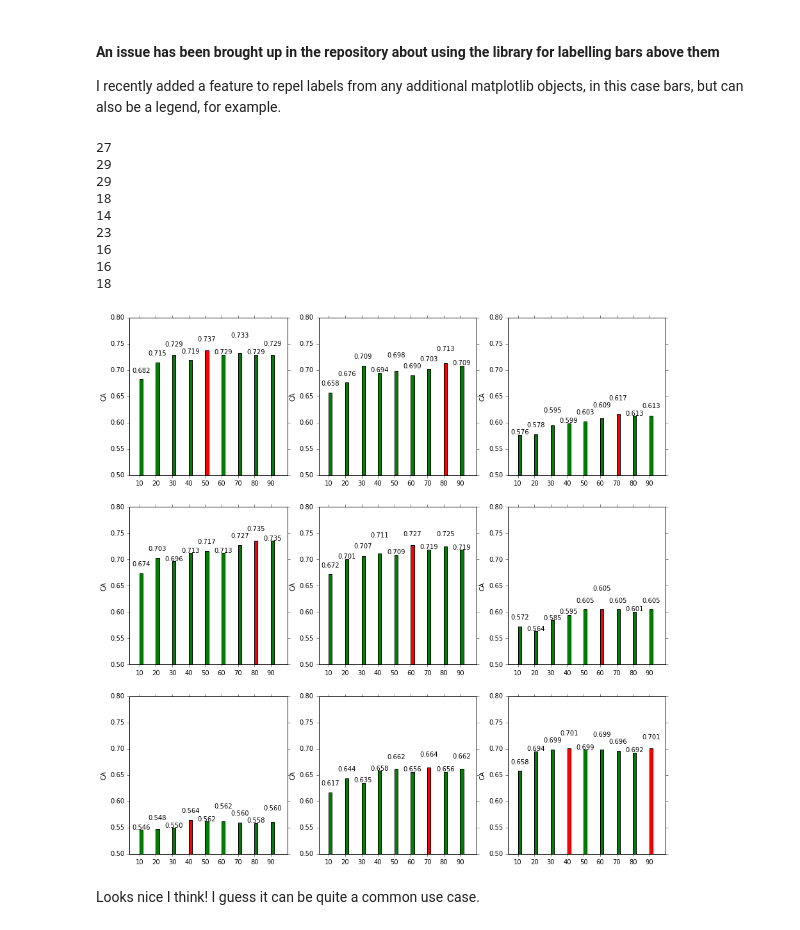
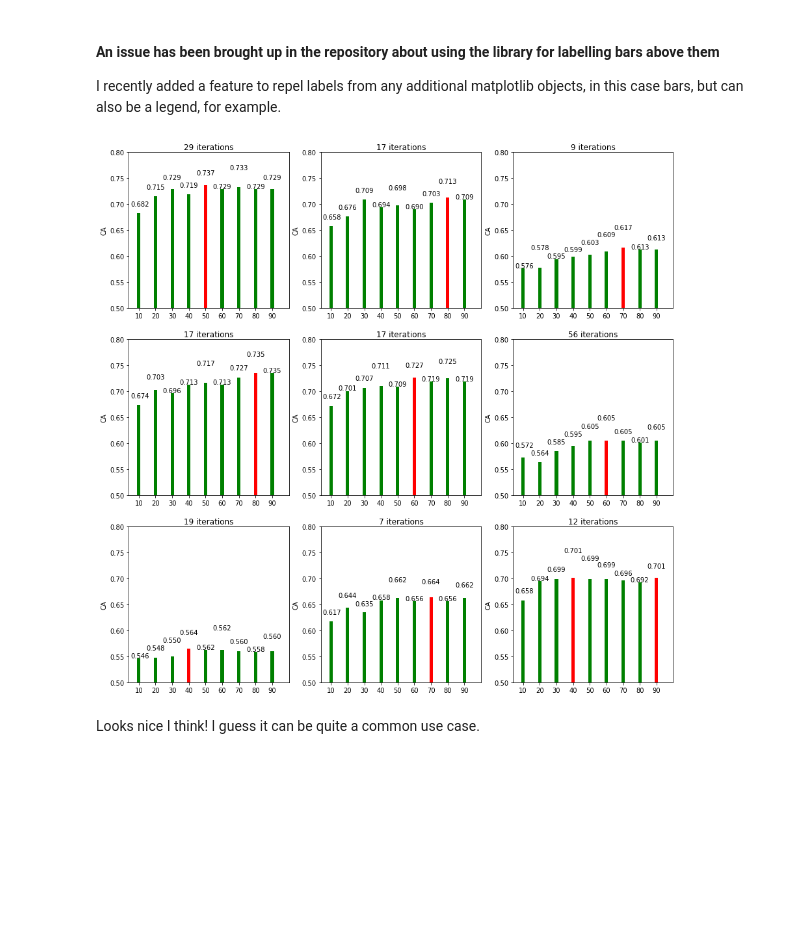
Before and after one commit to Phlya/adjustText, a Jupyter notebook: examples/Examples.ipynb, the cells around one changed output. Cells and saved outputs as stored; diff of their text form; code cells hidden in the pictures; blank space fills up the shorter version.

```diff
--- a/examples/Examples.ipynb
+++ b/examples/Examples.ipynb
@@ -27,5 +30,2 @@ _ = plot_scatter()
 # %% [markdown]
 As you can see, the label overlaps many points here and it is difficult to understand, what it says. Also it is not clear which of the points it corresponds to. Let's try to asjust its location with default parameters while adding an arrow to connect it to the original point.
-# %%
-texts, x, y = plot_scatter()
-adjust_text(texts, x, y, arrowprops=dict(arrowstyle='->', color='red'))
@@ -126,5 +128,2 @@ _ = plot_volcano()
 # %% [markdown]
 We can't read half of the labels in the left half! Let's adjust them :)
-# %%
-texts = plot_volcano()
-adjust_text(texts, arrowprops=dict(arrowstyle="-", color='k', lw=0.5))
@@ -148,5 +151,2 @@ _ = plot_mtcars()
 # %% [markdown]
 Aaa everything is overlapping!!! Crazy. Let's fix it.
-# %%
-texts = plot_mtcars()
-adjust_text(texts, arrowprops=dict(arrowstyle="-", color='k', lw=0.5))
@@ -158,5 +152,0 @@ Well, that's not so bad! But it looks like some labels are unnecessarily far awa
-# %%
-texts = plot_mtcars()
-adjust_text(texts, arrowprops=dict(arrowstyle="-", color='k', lw=0.5),
-            expand_points=(1.1, 1.2), expand_text=(1.1, 1.2),
-            expand_align=(1.5, 1.5), force_points=0.3, force_text=0.3)
@@ -203,36 +193,27 @@ data = [{'rf': [[10, 0.682312925170068], [20, 0.714904143475572], [30, 0.7291074
 # %%
 fig = plt.figure(facecolor="w",figsize=(15,15))
 for i,result in enumerate(data):
 # Let's plot the bars
     ax=fig.add_subplot(3,3,i+1)
     x = [item[0] for item in result['rf']]
     y = [item[1] for item in result['rf']]
     ax.axis(ymin=0.5,ymax=0.8,xmin=4,xmax=100)
     bars=ax.bar(x,y,color='green',tick_label=x,width=2)
 # And add the labels, while changing the colour of some of the bars
     texts=[]
     for j,rect in enumerate(bars):
         left = rect.get_x()+1
         top = rect.get_y()+rect.get_height()+0.01
         texts.append(ax.text(left,top,'%.3f'%y[j]))
         if y[j] == result['besttree']:
             rect.set_facecolor('red')
 
-# Now adjust the text. We don't want to move in the x direction and we want the labels to vertically aligned with the bars. I also noticed it's nicer if we increase the repelling force between texts.
-    print adjust_text(texts, add_objects=bars,
-                autoalign='y', only_move={'points':'y', 'text':'y', 'objects':'y'},
-                ha='center', force_text=0.9)
+# Now adjust the text. We don't want to move in the x direction and we want the labels to vertically aligned with the bars. I also noticed that having a stronger force to repel texts from ech other makes the figure nicer.
     ax.set_ylabel('CA')
+    ax.set_title(str(adjust_text(texts, add_objects=bars,
+                 autoalign='y', only_move={'points':'y', 'text':'y', 'objects':'y'},
+                 ha='center', force_text=0.9))+' iterations')
 # %% [output]
-27
-29
-29
-18
-14
-23
-16
-16
-18
-[figure, old version]
+[figure, new version]
 # %% [markdown]
 Looks nice I think! I guess it can be quite a common use case.
```
Also changed, not shown: parts of 25 cells of this notebook, 1 other file.
